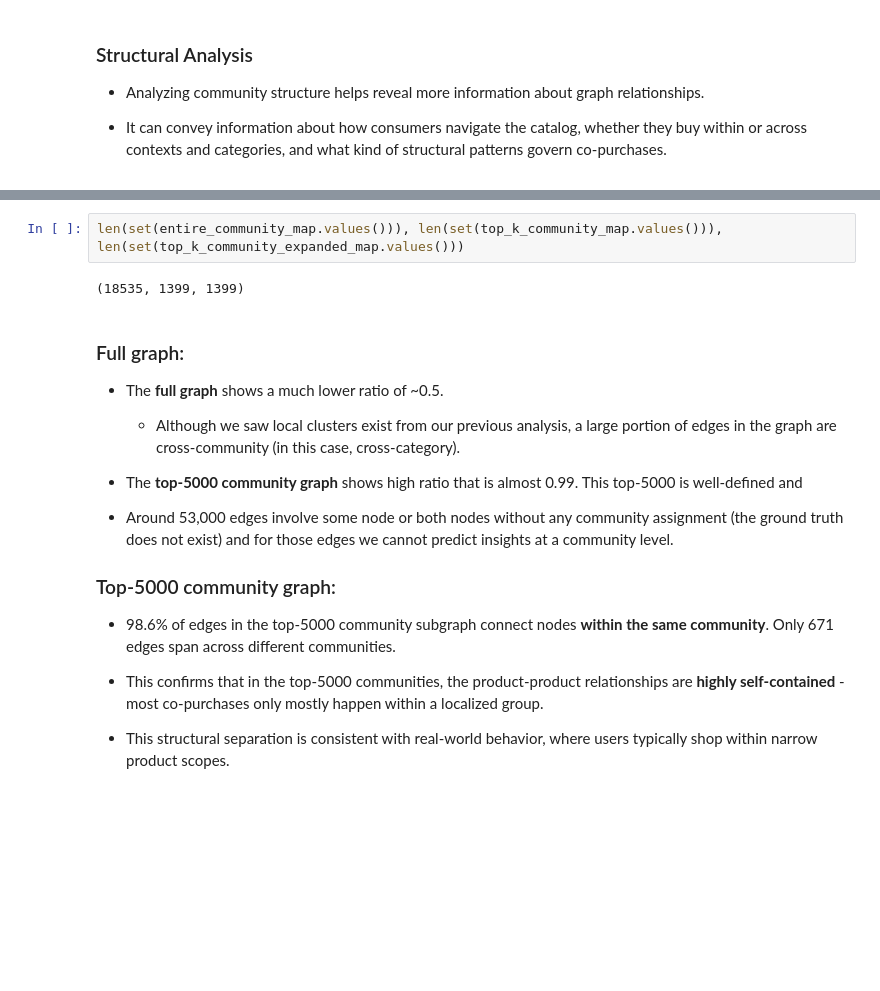
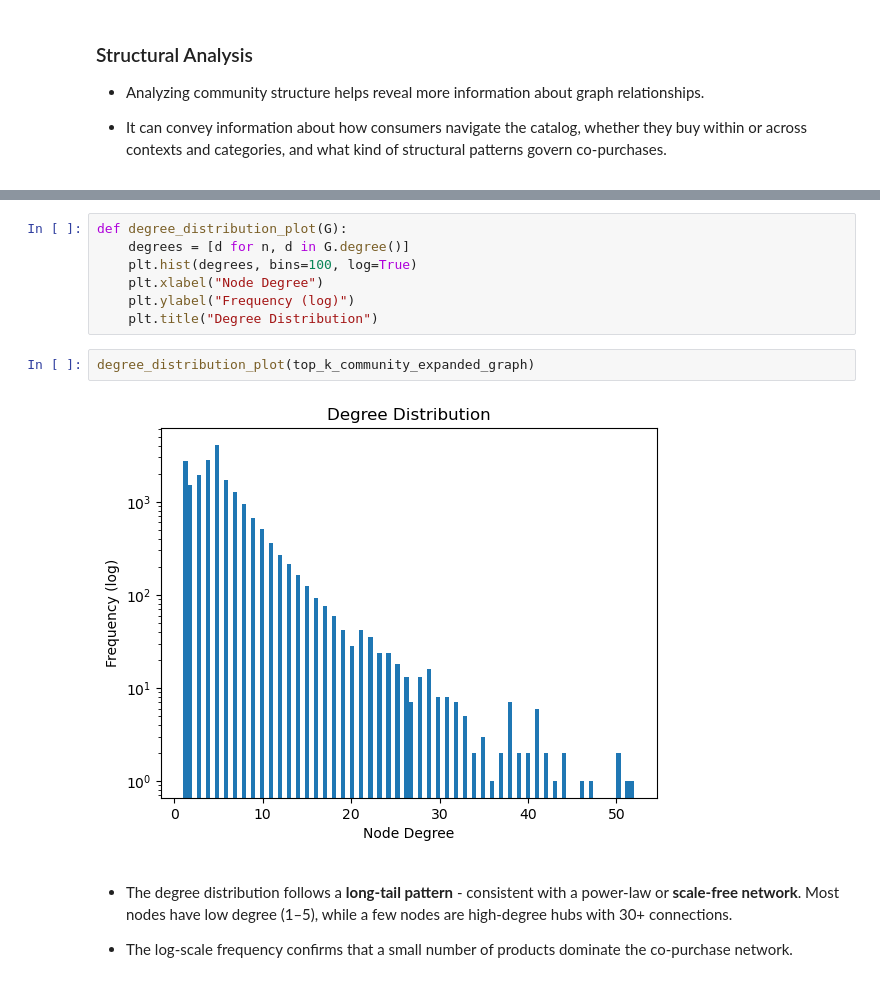
Before and after one commit to manavrm/co-purchase-prediction, a Jupyter notebook: data_exploration.ipynb, the cells around one changed output, grey strips where cells are left out. Cells and saved outputs as stored; diff of their text form; blank space fills up the shorter version.

```diff
--- a/data_exploration.ipynb
+++ b/data_exploration.ipynb
@@ -396,23 +335,15 @@ Assigned 1399 communities
-# %%
-len(set(entire_community_map.values())), len(set(top_k_community_map.values())), len(set(top_k_community_expanded_map.values()))
-# %% [output]
-(18535, 1399, 1399)
-# %% [markdown]
-### Full graph:
-
-- The **full graph** shows a much lower ratio of ~0.5.
-
-    - Although we saw local clusters exist from our previous analysis, a large portion of edges in the graph are cross-community (in this case, cross-category).
-
-- The **top-5000 community graph** shows high ratio that is almost 0.99. This top-5000 is well-defined and
-
-- Around 53,000 edges involve some node or both nodes without any community assignment (the ground truth does not exist) and for those edges we cannot predict insights at a community level.
-
-
-### Top-5000 community graph:
-
-- 98.6% of edges in the top-5000 community subgraph connect nodes **within the same community**. Only 671 edges span across different communities.
-
-- This confirms that in the top-5000 communities, the product-product relationships are **highly self-contained** - most co-purchases only mostly happen within a localized group.
-
-- This structural separation is consistent with real-world behavior, where users typically shop within narrow product scopes.
+# %%
+def degree_distribution_plot(G):
+    degrees = [d for n, d in G.degree()]
+    plt.hist(degrees, bins=100, log=True)
+    plt.xlabel("Node Degree")
+    plt.ylabel("Frequency (log)")
+    plt.title("Degree Distribution")
+# %%
+degree_distribution_plot(top_k_community_expanded_graph)
+# %% [output]
+[figure, added]
+# %% [markdown]
+- The degree distribution follows a **long-tail pattern** - consistent with a power-law or **scale-free network**. Most nodes have low degree (1–5), while a few nodes are high-degree hubs with 30+ connections.
+
+- The log-scale frequency confirms that a small number of products dominate the co-purchase network.
```
Also changed, not shown: parts of 17 cells of this notebook.
